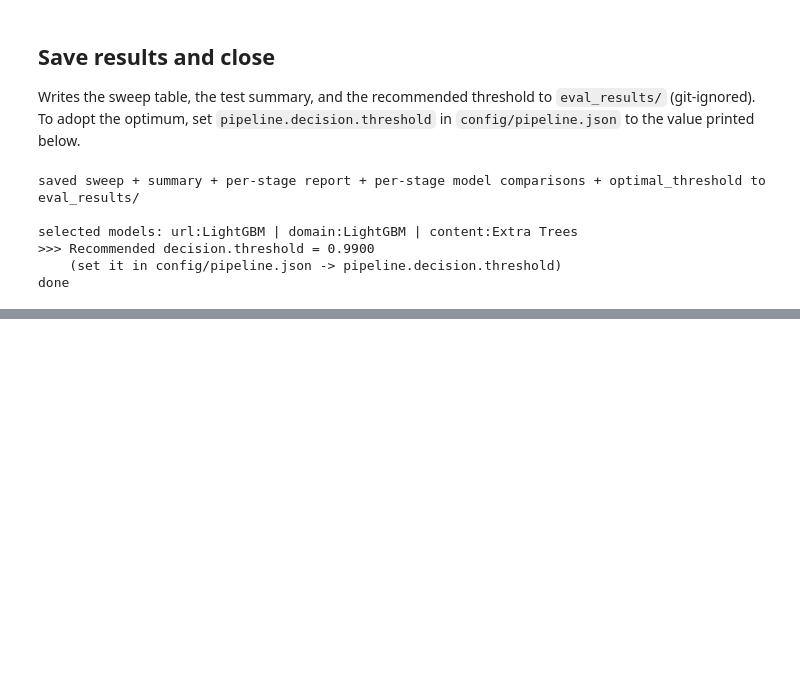
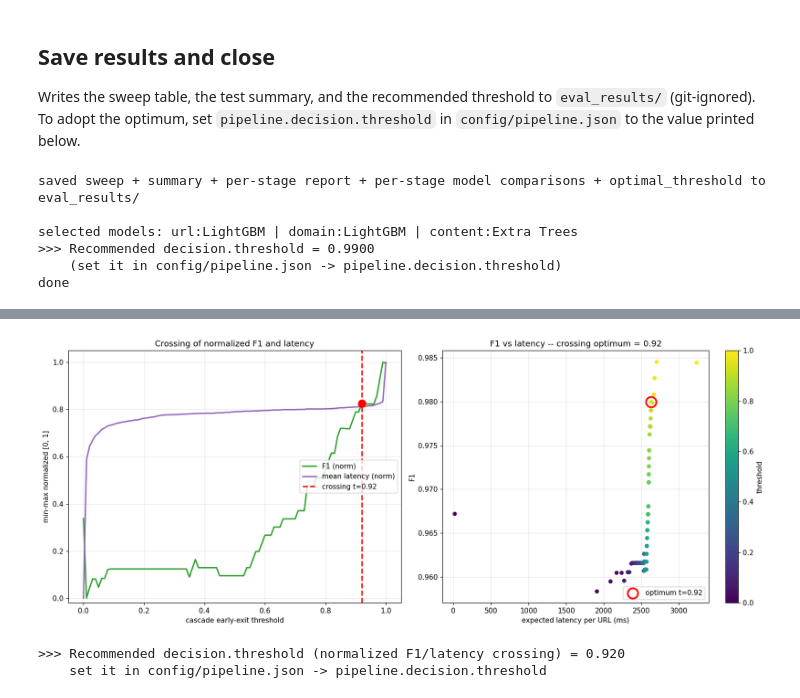
Before and after one commit to zhtli/Phishing-Detection-Engine, a Jupyter notebook: pipeline_threshold_evaluation.ipynb, the cells around one changed output, grey strips where cells are left out. Cells and saved outputs as stored; diff of their text form; code cells hidden in the pictures; blank space fills up the shorter version.

```diff
--- a/pipeline_threshold_evaluation.ipynb
+++ b/pipeline_threshold_evaluation.ipynb
@@ -758,0 +961,29 @@ done
+# %%
+fig, (axN, axP) = plt.subplots(1, 2, figsize=(15, 6))
+
+# left: the normalized curves with the crossing marked
+axN.plot(thr, f1n, color="tab:green", lw=2, label="F1 (norm)")
+axN.plot(thr, latn, color="tab:purple", lw=2, label="mean latency (norm)")
+axN.axvline(T_CROSS, color="red", ls="--", lw=2, label=f"crossing t={T_CROSS:.2f}")
+axN.scatter([T_CROSS], [f1n[j]], s=120, color="red", zorder=5)
+axN.set_xlabel("cascade early-exit threshold"); axN.set_ylabel("min-max normalized [0, 1]")
+axN.set_ylim(-0.02, 1.05); axN.grid(alpha=0.3); axN.legend(loc="center right")
+axN.set_title("Crossing of normalized F1 and latency")
+
+# right: Pareto in real units with the crossing optimum
+sc = axP.scatter(tr["mean_latency_ms"], tr["f1"], c=tr["threshold"], cmap="viridis", s=25)
+plt.colorbar(sc, label="threshold", ax=axP)
+axP.scatter([opt["mean_latency_ms"]], [opt["f1"]], s=220, edgecolor="red", facecolor="none", lw=2.5,
+            label=f"optimum t={T_CROSS:.2f}")
+axP.set_xlabel("expected latency per URL (ms)"); axP.set_ylabel("F1")
+axP.grid(alpha=0.3); axP.legend(loc="lower right")
+axP.set_title(f"F1 vs latency -- crossing optimum = {T_CROSS:.2f}")
+plt.tight_layout(); plt.show()
+
+tradeoff.to_csv("eval_results/latency_f1_tradeoff.csv", index=False)
+print(f">>> Recommended decision.threshold (normalized F1/latency crossing) = {T_CROSS:.3f}")
+print("    set it in config/pipeline.json -> pipeline.decision.threshold")
+# %% [output]
+[figure, added]
+>>> Recommended decision.threshold (normalized F1/latency crossing) = 0.920
+    set it in config/pipeline.json -> pipeline.decision.threshold
```
Also changed, not shown: parts of 9 cells of this notebook.
